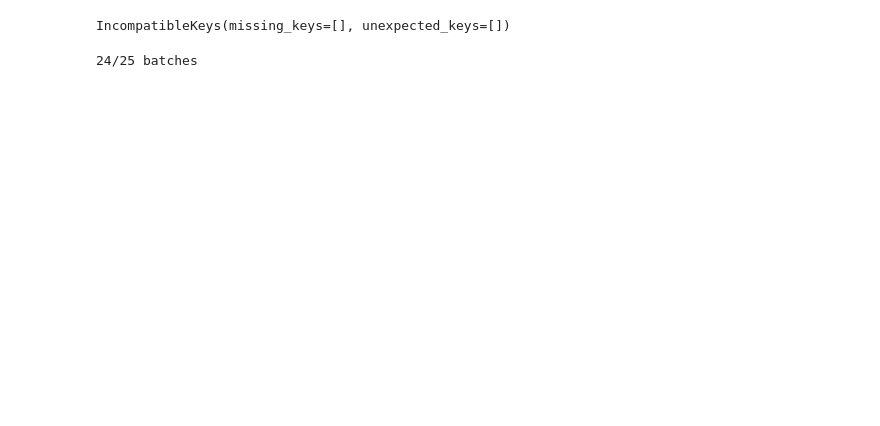
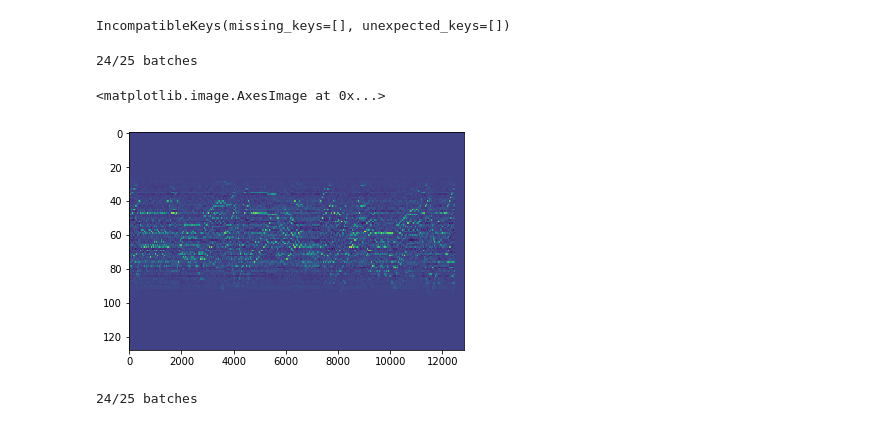
Before and after one commit to KinWaiCheuk/pytorch_musicnet, a Jupyter notebook: Transcription/transcribe_to_midi.ipynb, the cells around one changed output. Cells and saved outputs as stored; diff of their text form; code cells hidden in the pictures; blank space fills up the shorter version.

```diff
--- a/Transcription/transcribe_to_midi.ipynb
+++ b/Transcription/transcribe_to_midi.ipynb
@@ -140,7 +140,7 @@ def get_piano_roll(filepath, model, device, window=16384, stride=1000, offset=44
             X_batch = torch.tensor(X[batch_size*i:batch_size*(i+1)]).float().to(device)
             Y_pred[batch_size*i:batch_size*(i+1)] = model(X_batch).cpu()
 
-    return Y_pred
+    return Y_pred, x
 # %%
 def export_midi(Y_pred, path):
     # Create a piano-roll matrix, where the first and second axes represent time
@@ -162,3 +162,12 @@ for filepath in filepath_list:
     export_midi(Yhatpred, './spectrograms_stft_{}_{}_Y_pred.mid'.format('transcription_',os.path.basename(filepath)[:-4]))
 # %% [output]
 24/25 batches
+# %%
+plt.imshow(np.transpose(Y_pred.cpu()), aspect='auto')
+# %% [output]
+<matplotlib.image.AxesImage at 0x...>
+[figure, added]
+# %%
+Y_pred, x = get_piano_roll(filepath, model, device, window=window, m=m, stride=512)
+# %% [output]
+24/25 batches
```
Also changed, not shown: parts of 1 cell of this notebook, 5 other files.
